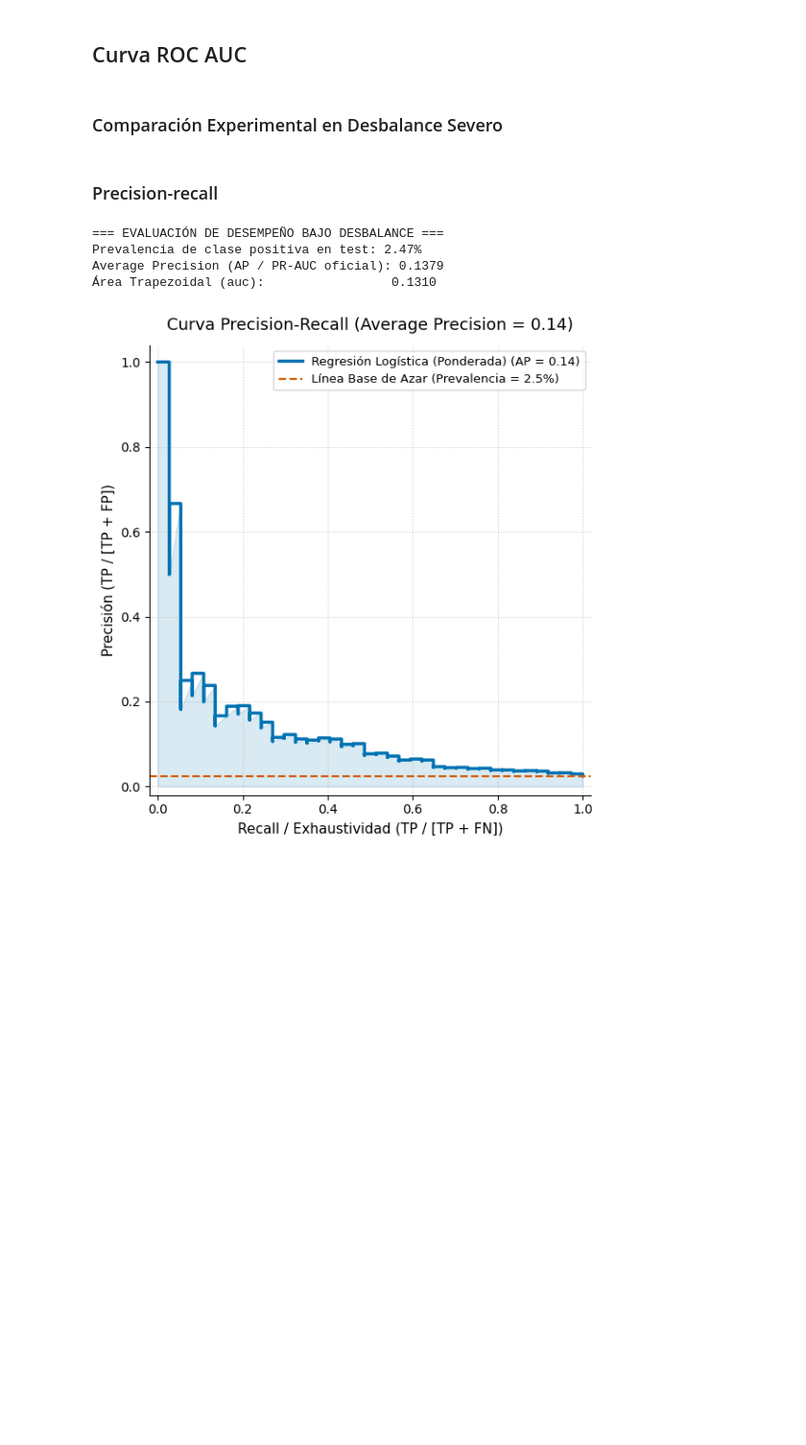
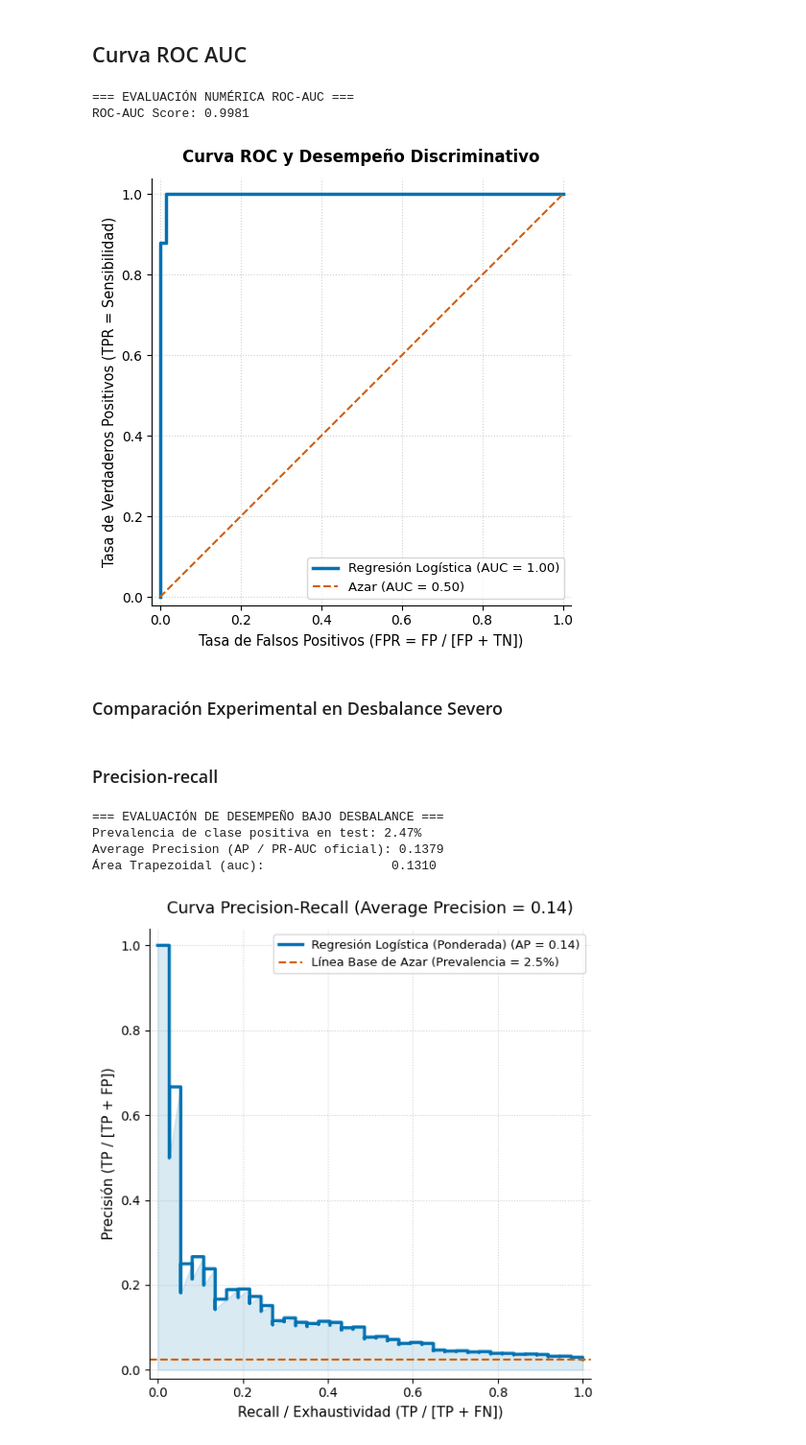
Before and after one commit to paranedagarcia/ciencia-de-datos, a Jupyter notebook: notebooks/aprendizaje_supervisado/roc.ipynb, the cells around one changed output. Shown at 96% size. Drawn from its saved outputs; the diff is of its cells as text; code cells hidden in the pictures; blank space fills up the shorter version.

```diff
--- a/notebooks/aprendizaje_supervisado/roc.ipynb
+++ b/notebooks/aprendizaje_supervisado/roc.ipynb
@@ -1,2 +1,73 @@
 # %% [markdown]
 ## Curva ROC AUC
+# %%
+"""
+Cálculo e Interpretación de ROC-AUC en Scikit-Learn.
+Clasificación Binaria.
+"""
+
+import numpy as np
+import matplotlib.pyplot as plt
+from sklearn.datasets import load_breast_cancer
+from sklearn.model_selection import train_test_split
+from sklearn.preprocessing import StandardScaler
+from sklearn.linear_model import LogisticRegression
+from sklearn.metrics import roc_auc_score, roc_curve, RocCurveDisplay
+
+# 1. Carga de datos y partición estratificada
+X, y = load_breast_cancer(return_X_y=True)
+X_train, X_test, y_train, y_test = train_test_split(
+    X, y, test_size=0.30, random_state=42, stratify=y
+)
+
+# 2. Preprocesamiento y ajuste del modelo
+scaler = StandardScaler()
+X_train_scaled = scaler.fit_transform(X_train)
+X_test_scaled = scaler.transform(X_test)
+
+clf = LogisticRegression(random_state=42)
+clf.fit(X_train_scaled, y_train)
+
+# 3. Obtención de probabilidades para la clase positiva (y = 1)
+# IMPORTANTE: Se toma la columna con índice 1
+y_probs = clf.predict_proba(X_test_scaled)[:, 1]
+
+# 4. Cálculo numérico de ROC-AUC
+auc_score = roc_auc_score(y_test, y_probs)
+print("=== EVALUACIÓN NUMÉRICA ROC-AUC ===")
+print(f"ROC-AUC Score: {auc_score:.4f}")
+
+# 5. Visualización mediante RocCurveDisplay (Fondo blanco plano)
+fig, ax = plt.subplots(figsize=(7.5, 5.5), facecolor='white')
+ax.set_facecolor('white')
+
+# Renderizado directo desde el estimador
+RocCurveDisplay.from_estimator(
+    clf,
+    X_test_scaled,
+    y_test,
+    name="Regresión Logística",
+    color="#0072b2",
+    linewidth=2.5,
+    ax=ax
+)
+
+# Línea base de azar puro (diagonal de 45 grados)
+ax.plot([0, 1], [0, 1], color="#d55e00", linestyle="--", linewidth=1.5, label="Azar (AUC = 0.50)")
+
+ax.set_title("Curva ROC y Desempeño Discriminativo", fontsize=12, fontweight="bold", pad=12)
+ax.set_xlabel("Tasa de Falsos Positivos (FPR = FP / [FP + TN])", fontsize=10.5)
+ax.set_ylabel("Tasa de Verdaderos Positivos (TPR = Sensibilidad)", fontsize=10.5)
+ax.set_xlim(-0.02, 1.02)
+ax.set_ylim(-0.02, 1.04)
+ax.grid(True, linestyle=":", alpha=0.6)
+ax.spines['top'].set_visible(False)
+ax.spines['right'].set_visible(False)
+ax.legend(frameon=True, facecolor='white', loc='lower right', fontsize=9.5)
+
+plt.tight_layout()
+plt.show()
+# %% [output]
+=== EVALUACIÓN NUMÉRICA ROC-AUC ===
+ROC-AUC Score: 0.9981
+[figure, added]
```
Also changed, not shown: parts of 2 cells of this notebook, 3 other files.
